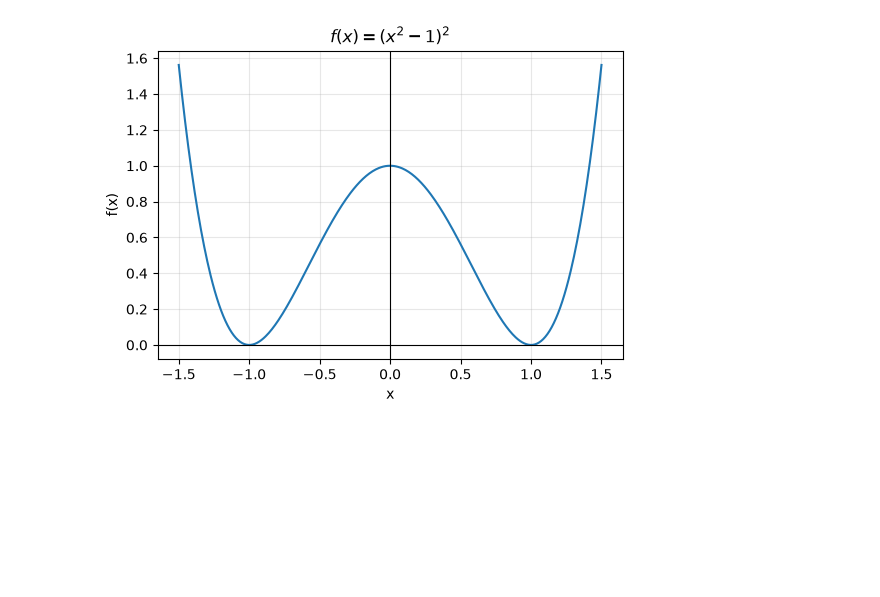
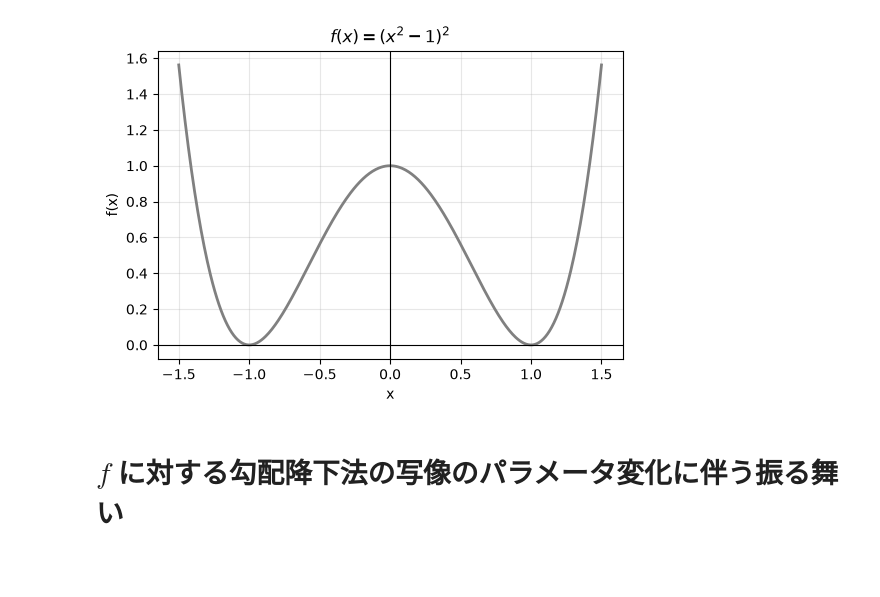
Before and after one commit to double-flat/gradient_descent_and_chaos, a Jupyter notebook: notebook/misc.ipynb, the cells around one changed output. Cells and saved outputs as stored; diff of their text form; code cells hidden in the pictures; blank space fills up the shorter version.

```diff
--- a/notebook/misc.ipynb
+++ b/notebook/misc.ipynb
@@ -1,19 +6,23 @@
 # %%
 import numpy as np
 import matplotlib.pyplot as plt
 
 x = np.linspace(-1.5, 1.5, 400)
 y = (x**2 - 1) ** 2
 
 plt.figure(figsize=(6, 4))
-plt.plot(x, y, label=r'$f(x)=(x^2-1)^2$')
+plt.plot(x, y, label=r'$f(x)=(x^2-1)^2$', color='gray', linewidth=2)
 plt.axhline(0, color='black', linewidth=0.8)
 plt.axvline(0, color='black', linewidth=0.8)
 plt.grid(True, alpha=0.3)
 plt.xlabel('x')
 plt.ylabel('f(x)')
 plt.title(r'$f(x)=(x^2-1)^2$')
-#plt.legend()
+plt.savefig("../out/objective_function_plot.png", dpi=300)
 plt.show()
 # %% [output]
-[figure, old version]
+[figure, new version]
+# %% [markdown]
+# $f$ に対する勾配降下法の写像のパラメータ変化に伴う振る舞い
+# %% [markdown]
+#
```
Also changed, not shown: parts of 6 cells of this notebook, 17 other files.
